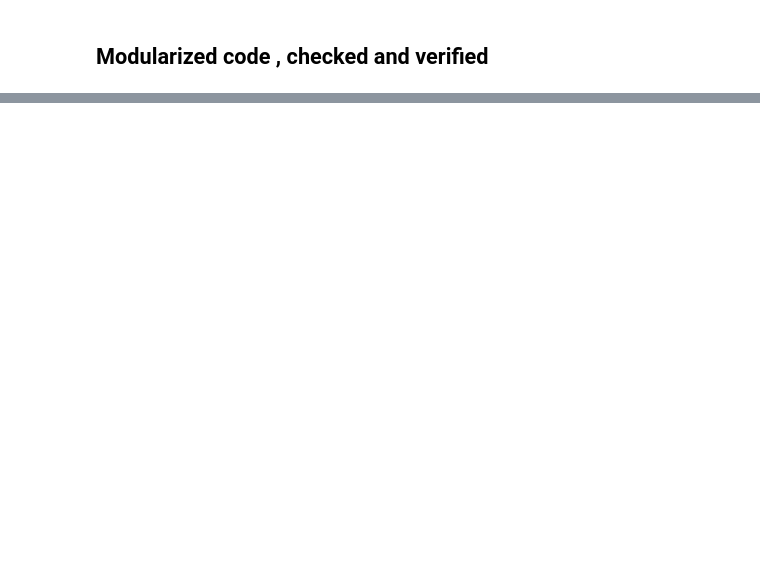
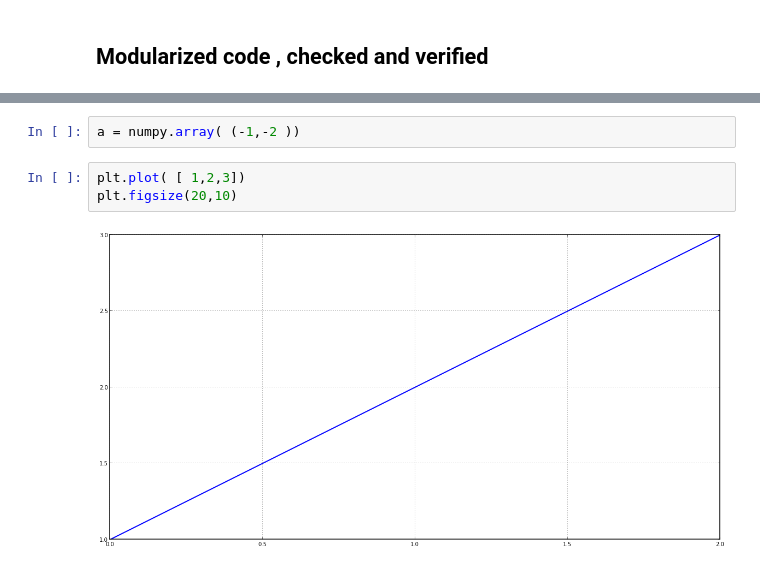
Before and after one commit to cvbrgava/ddp, a Jupyter notebook: notebook/Parser.ipynb, the cells around one changed output, grey strips where cells are left out. Drawn from its saved outputs; the diff is of its cells as text; blank space fills up the shorter version.

```diff
--- a/notebook/Parser.ipynb
+++ b/notebook/Parser.ipynb
@@ -149,0 +323,7 @@ Building State matrices @ Point 5|.........................|
+# %%
+a = numpy.array( (-1,-2 ))
+# %%
+plt.plot( [ 1,2,3])
+plt.figsize(20,10)
+# %% [output]
+[figure, added]
```
Also changed, not shown: parts of 1 cell of this notebook, 24 other files.
